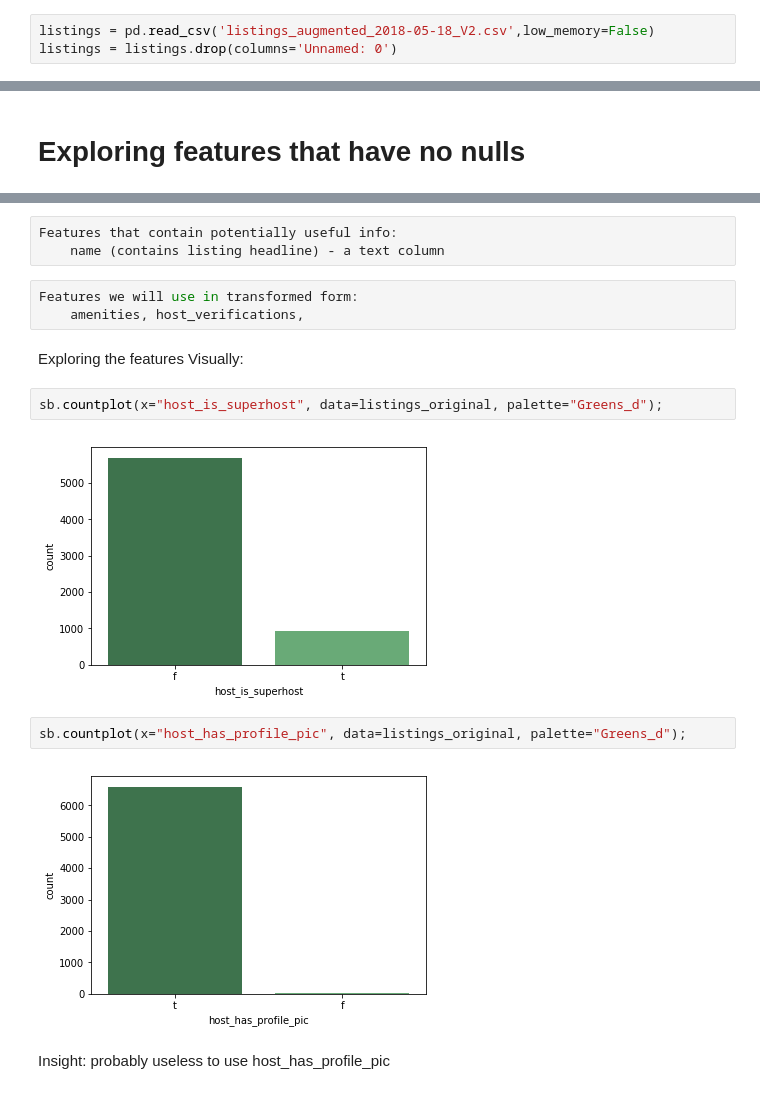
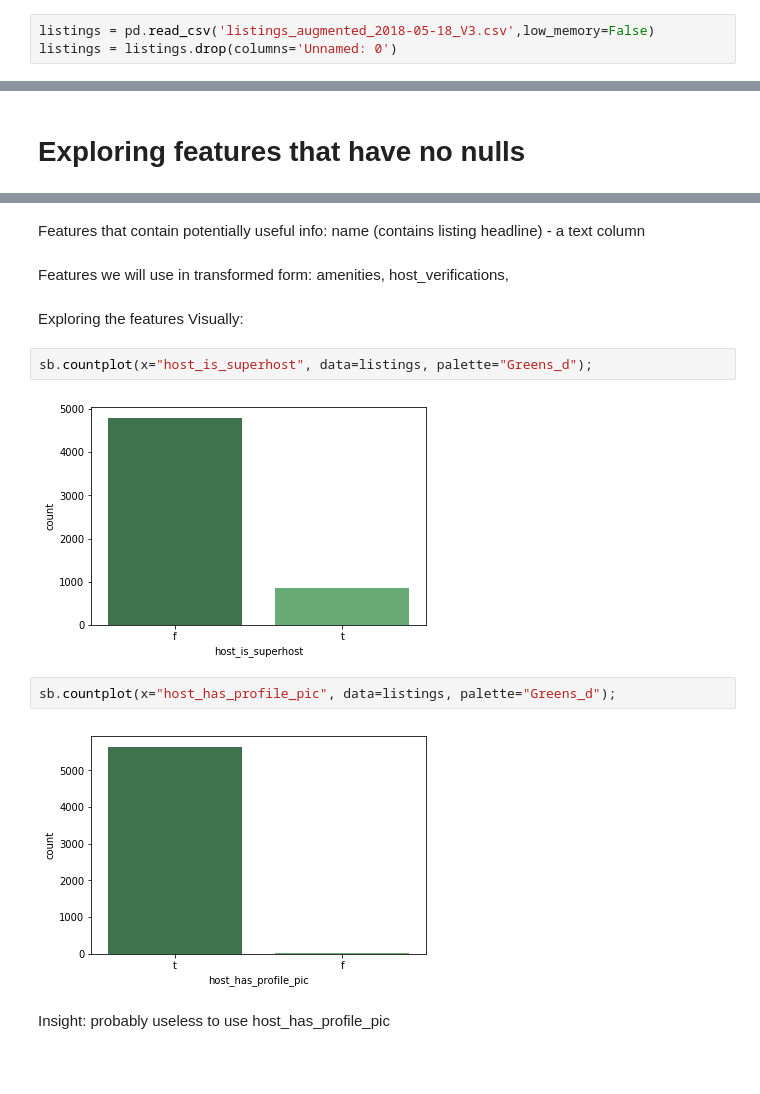
Before and after one commit to mas-dse-saachary/UCSD-MAS-Capstone-Project, a Jupyter notebook: dev/featureExploration.ipynb, the cells around one changed output, grey strips where cells are left out. Saved outputs shown, nothing was run; the diff lists cells and outputs as text; blank space fills up the shorter version.

Commit message:
slight changes to parse columns

```diff
--- a/dev/featureExploration.ipynb
+++ b/dev/featureExploration.ipynb
@@ -11,7 +11,7 @@ import matplotlib.pyplot as plt
 # %%
 listings_original = pd.read_csv('Datasources/inside_airbnb/listings.csv')
 # %%
-listings = pd.read_csv('listings_augmented_2018-05-18_V2.csv',low_memory=False)
+listings = pd.read_csv('listings_augmented_2018-05-18_V3.csv',low_memory=False)
 listings = listings.drop(columns='Unnamed: 0')
 # %% [markdown]
 IMPORTANT! Data Quality Issue - Row 4325 gets split into two when augmented dataframe is created in dataprep - it's ok to just drop the two rows
@@ -176,19 +186,19 @@ host_thumbnail_url',
-# %%
-Features that contain potentially useful info:
-    name (contains listing headline) - a text column
-# %%
-Features we will use in transformed form:
-    amenities, host_verifications,
+# %% [markdown]
+Features that contain potentially useful info:
+    name (contains listing headline) - a text column
+# %% [markdown]
+Features we will use in transformed form:
+    amenities, host_verifications,
 # %% [markdown]
 Exploring the features Visually:
 # %%
-sb.countplot(x="host_is_superhost", data=listings_original, palette="Greens_d");
+sb.countplot(x="host_is_superhost", data=listings, palette="Greens_d");
 # %% [output]
-[figure, old version]
+[figure, new version]
 # %%
-sb.countplot(x="host_has_profile_pic", data=listings_original, palette="Greens_d");
+sb.countplot(x="host_has_profile_pic", data=listings, palette="Greens_d");
 # %% [output]
-[figure, old version]
+[figure, new version]
 # %% [markdown]
 Insight: probably useless to use host_has_profile_pic
 # %%
```
Also changed, not shown: parts of 19 cells of this notebook, 1 other file.
